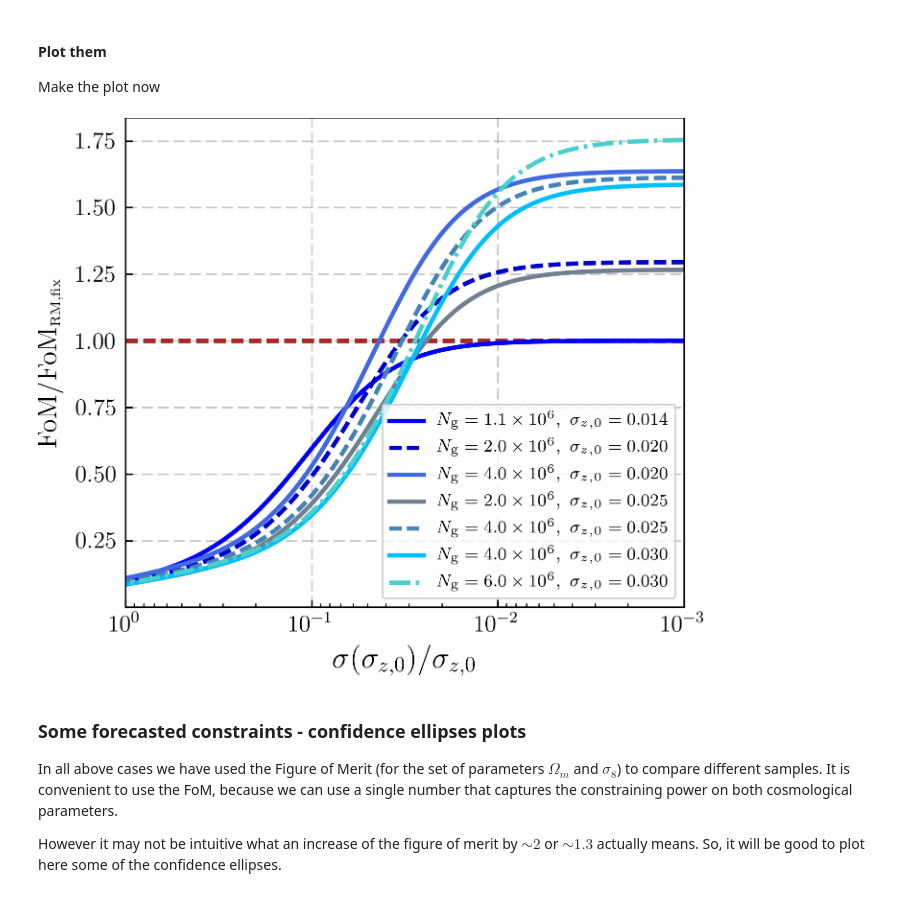
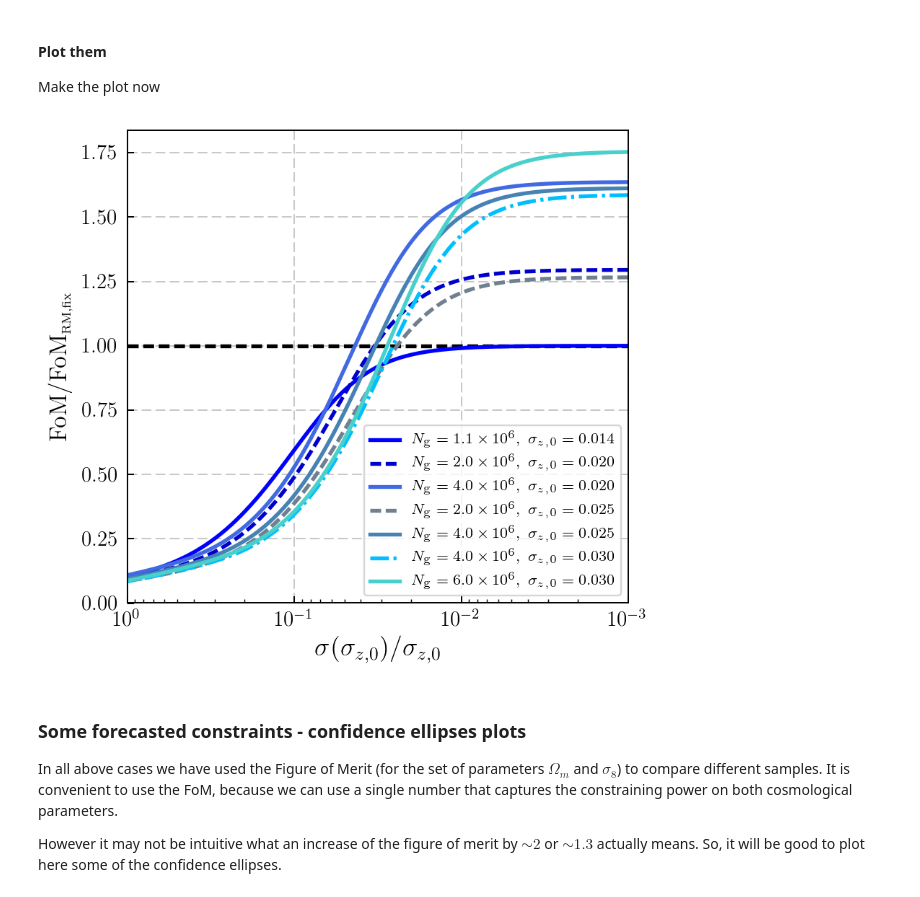
Before and after one commit to dtanoglidis/Photo_z_samples, a Jupyter notebook: Single Redshift Bin.ipynb, the cells around one changed output. Cells and saved outputs as stored; diff of their text form; code cells hidden in the pictures.

```diff
--- a/Single Redshift Bin.ipynb
+++ b/Single Redshift Bin.ipynb
@@ -755,7 +757,7 @@ for i in range(size):
         Fish_mat = FSB(z_i,z_f,sig_z,z_bias,bias,f_sky,N_gal)
 
         #Calculate the common prior now
-        prior = 0.01*sig_z
+        prior = 0.2*sig_z
 
         inv_sig_sq_prior = 1.0/(prior**2.0)
 
@@ -1402,29 +1409,29 @@ size = np.size(N_gal_arr)
 # ======================================================================================
 prior = 0.0075
 inv_sq_prior = 1.0/(prior**2.0)
-
+#
 
 # ======================================================================================
 # ======================================================================================
 # Initialize matrix
-FoM_prior_small = np.zeros([size,size])
+#FoM_prior_small = np.zeros([size,size])
 
-for i in range(size):
-    sig_z = sig_z_arr[i]
-    for j in range(size):
-        N_gal = N_gal_arr[j]
+#for i in range(size):
+#    sig_z = sig_z_arr[i]
+#    for j in range(size):
+#        N_gal = N_gal_arr[j]
 
         #Calculate the Fisher matrix now -without any prior
-        Fish_mat = FSB(z_i,z_f,sig_z,z_bias,bias,f_sky,N_gal)
+#        Fish_mat = FSB(z_i,z_f,sig_z,z_bias,bias,f_sky,N_gal)
 
 
-        Fish_mat[3,3] = Fish_mat[3,3] + inv_sq_prior
-        Fish_mat[4,4] = Fish_mat[4,4] + inv_sq_prior
+#        Fish_mat[3,3] = Fish_mat[3,3] + inv_sq_prior
+#        Fish_mat[4,4] = Fish_mat[4,4] + inv_sq_prior
 
         #Marginalize over the nuisance parameters now
-        Fish_marg = marg(Fish_mat)
+#        Fish_marg = marg(Fish_mat)
 
-        FoM_prior_small[i][j] = np.sqrt(np.linalg.det(Fish_marg))
+#        FoM_prior_small[i][j] = np.sqrt(np.linalg.det(Fish_marg))
 # %%
 # Calculate the FoM for the redMaGiC sample with the above common prior
 
@@ -1704,30 +1709,35 @@ Make the plot now
 # %%
 fig = plt.figure(figsize = (5.0,4.5))
 
 
 plt.plot(alpha, FoM_rm, linewidth=2.2, c='b', label=r'$N_{\mbox{\scriptsize{g}}}=1.1 \times 10^6, \,\, \sigma_{z,0} = 0.014$')
 plt.plot(alpha, FoM_1, linewidth=2.2, c='mediumblue', ls='--', label=r'$N_{\mbox{\scriptsize{g}}}=2.0 \times 10^6, \,\, \sigma_{z,0} = 0.020$')
 plt.plot(alpha, FoM_2, linewidth=2.2, c='royalblue', label=r'$N_{\mbox{\scriptsize{g}}}=4.0 \times 10^6, \,\, \sigma_{z,0} = 0.020$')
-plt.plot(alpha, FoM_3, linewidth=2.2, c='slategray', label=r'$N_{\mbox{\scriptsize{g}}}=2.0 \times 10^6, \,\, \sigma_{z,0} = 0.025$')
-plt.plot(alpha, FoM_4, linewidth=2.2, c='steelblue', ls='--', label=r'$N_{\mbox{\scriptsize{g}}}=4.0 \times 10^6, \,\, \sigma_{z,0} = 0.025$')
-plt.plot(alpha, FoM_5, linewidth=2.2, c='deepskyblue', label=r'$N_{\mbox{\scriptsize{g}}}=4.0 \times 10^6, \,\, \sigma_{z,0} = 0.030$')
-plt.plot(alpha, FoM_6, linewidth=2.2, c='mediumturquoise', ls='-.', label=r'$N_{\mbox{\scriptsize{g}}}=6.0 \times 10^6, \,\, \sigma_{z,0} = 0.030$')
+plt.plot(alpha, FoM_3, linewidth=2.2, c='slategray', ls='--', label=r'$N_{\mbox{\scriptsize{g}}}=2.0 \times 10^6, \,\, \sigma_{z,0} = 0.025$')
+plt.plot(alpha, FoM_4, linewidth=2.2, c='steelblue', label=r'$N_{\mbox{\scriptsize{g}}}=4.0 \times 10^6, \,\, \sigma_{z,0} = 0.025$')
+plt.plot(alpha, FoM_5, linewidth=2.2, c='deepskyblue',ls='-.' ,label=r'$N_{\mbox{\scriptsize{g}}}=4.0 \times 10^6, \,\, \sigma_{z,0} = 0.030$')
+plt.plot(alpha, FoM_6, linewidth=2.2, c='mediumturquoise', label=r'$N_{\mbox{\scriptsize{g}}}=6.0 \times 10^6, \,\, \sigma_{z,0} = 0.030$')
 
-plt.hlines(1.0,1,1e-3, color='brown', linestyle='--', linewidth= 2.2)
+plt.hlines(1.0,1,1e-3, color='k', linestyle='--', linewidth= 2.2)
 
 plt.ylabel('FoM/FoM$_{\scriptsize{\mbox{RM,fix}}}$',fontsize=14)
 plt.xlabel('$\sigma(\sigma_{z,0})/\sigma_{z,0}$',fontsize=15)
 plt.tick_params(axis='both', labelsize=12)
 
 
 plt.grid(ls='--', alpha=0.7)
 
 plt.legend(frameon=True, loc='lower right', fontsize=8.5)
 
+
 plt.xscale('log');plt.xlim(1.0,1e-3)
+
+plt.tight_layout()
+
+plt.savefig('FoM_priors_1.pdf')
 plt.show()
 # %% [output]
-[figure, old version]
+[figure, new version]
 # %% [markdown]
 ### Some forecasted constraints - confidence ellipses plots
 
```
Also changed, not shown: parts of 36 cells of this notebook.
